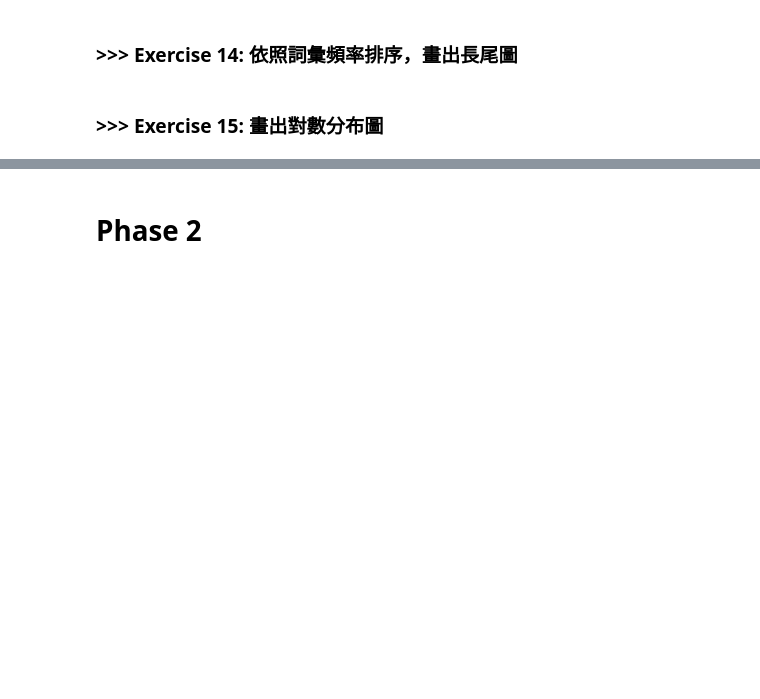
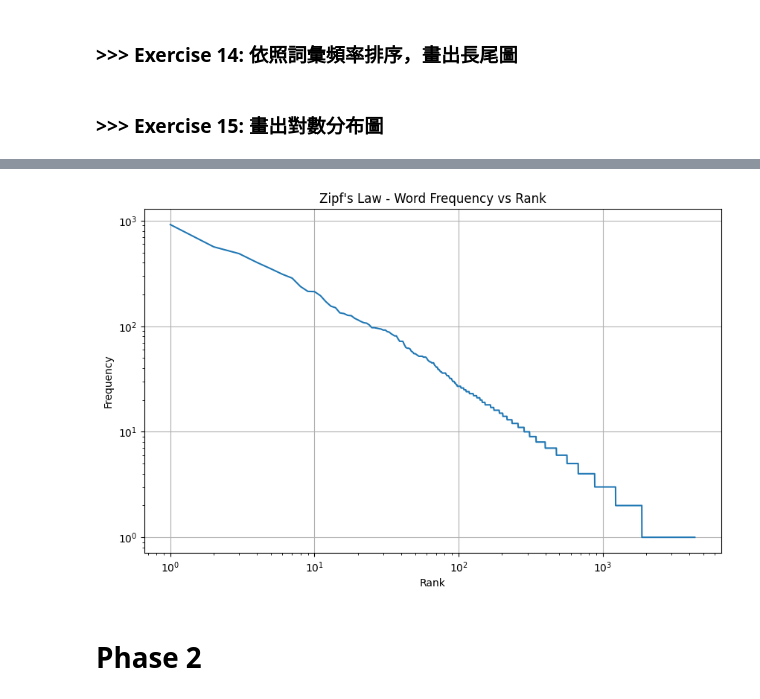
Before and after one commit to huayu1115/DM2025-Lab1-Exercise, a Jupyter notebook: DM2025-Lab1-Homework.ipynb, the cells around one changed output, grey strips where cells are left out. Cells and saved outputs as stored; diff of their text form; code cells hidden in the pictures; blank space fills up the shorter version.

```diff
--- a/DM2025-Lab1-Homework.ipynb
+++ b/DM2025-Lab1-Homework.ipynb
@@ -390,3 +417,17 @@ fig.show()
+# %%
+# Zipf's law : 一個單詞出現的頻率與它在頻率表裡的排名成反比
+freqs = pd.Series(term_frequencies).sort_values(ascending=False)
+ranks = np.arange(1, len(freqs)+1)
+
+plt.figure(figsize=(10, 6))
+plt.loglog(ranks, freqs.values)
+plt.xlabel("Rank")
+plt.ylabel("Frequency")
+plt.title("Zipf's Law - Word Frequency vs Rank")
+plt.grid(True)
+plt.show()
+# %% [output]
+[figure, added]
 # %% [markdown]
 # Phase 2
 # %%
```
Also changed, not shown: parts of 5 cells of this notebook, 2 other files.
